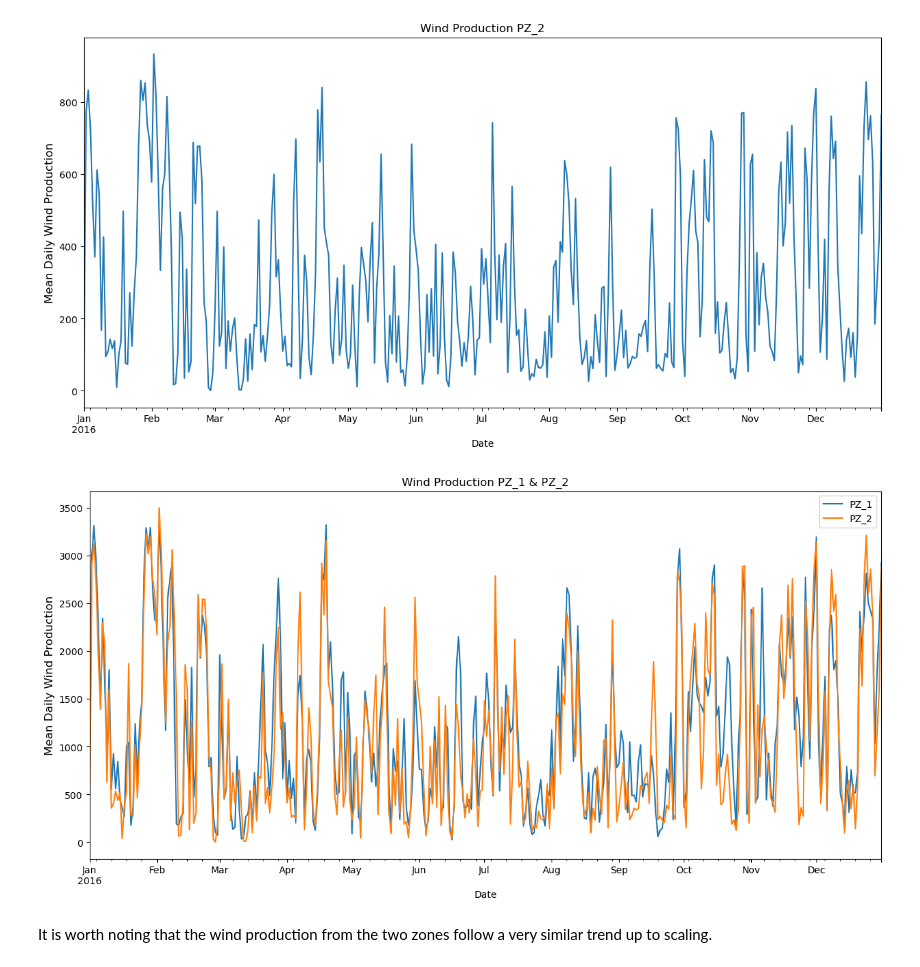
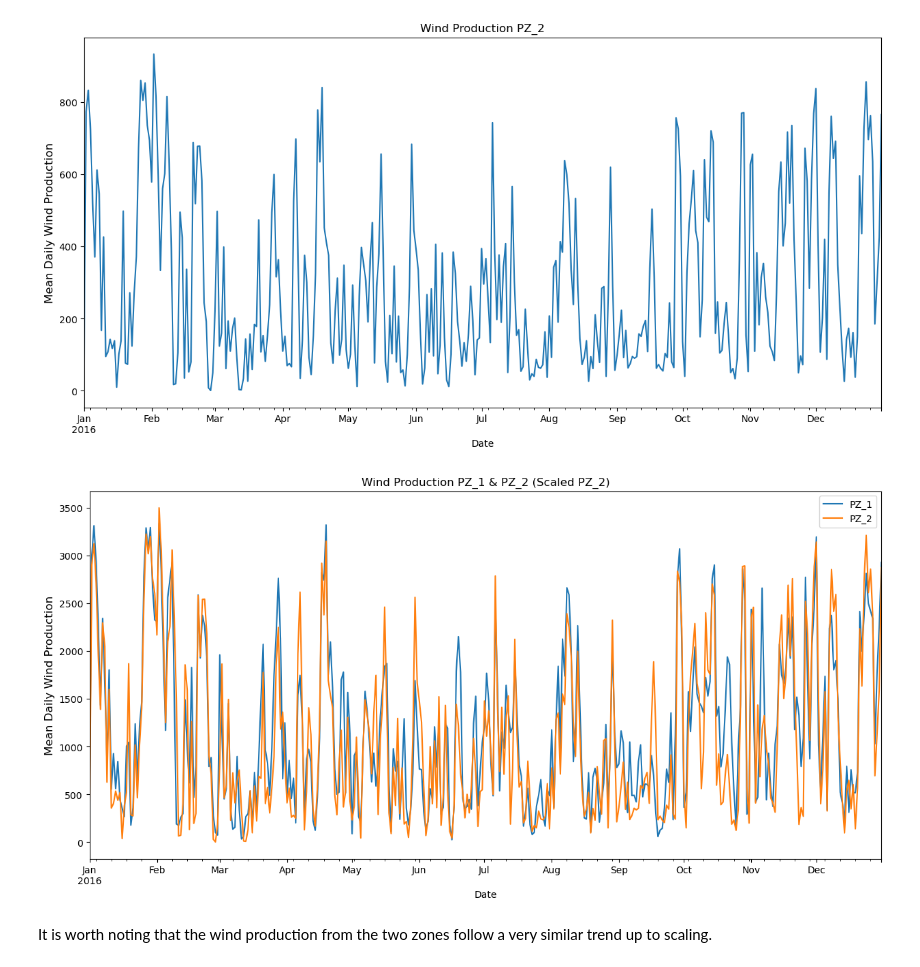
Before and after one commit to cayopolo/wind_forecast_model, a Jupyter notebook: wind_forecast_notebook.ipynb, the cells around one changed output. Cells and saved outputs as stored; diff of their text form; code cells hidden in the pictures.

```diff
--- a/wind_forecast_notebook.ipynb
+++ b/wind_forecast_notebook.ipynb
@@ -92,14 +110,14 @@ plt.show()
 # %%
 # plot combined with scaling
 plt.figure(figsize=(15,7))
-plt.title('Wind Production PZ_1 & PZ_2')
+plt.title('Wind Production PZ_1 & PZ_2 (Scaled PZ_2)')
 data['Wind Production PZ_1'].resample('D').mean().plot(label='PZ_1')
 (data['Wind Production PZ_2']*3.75).resample('D').mean().plot(label='PZ_2')
 plt.legend()
 plt.ylabel('Mean Daily Wind Production', fontsize = 12)
 plt.show()
 # %% [output]
-[figure, old version]
+[figure, new version]
 # %% [markdown]
 It is worth noting that the wind production from the two zones follow a very similar trend up to scaling.
 # %%
```
Also changed, not shown: parts of 5 cells of this notebook.
